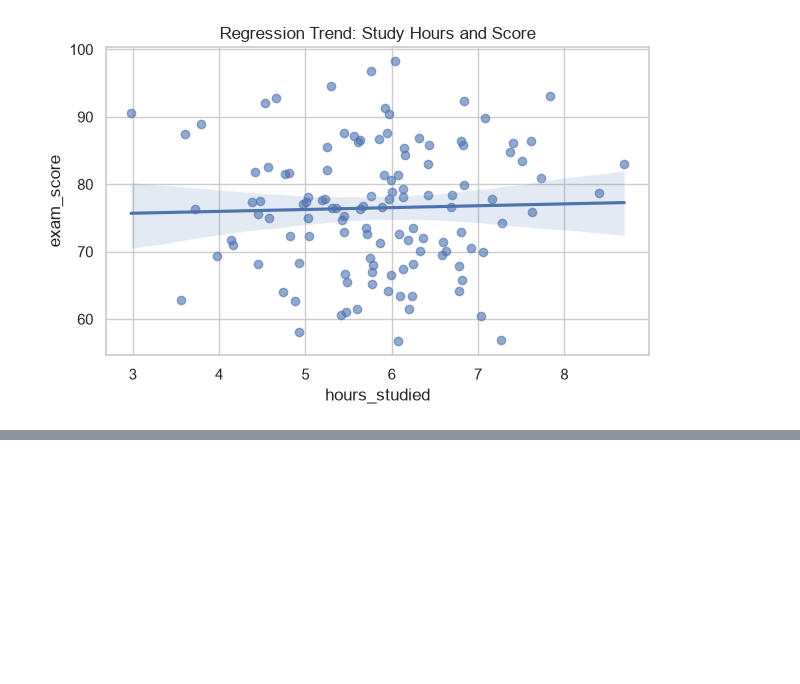
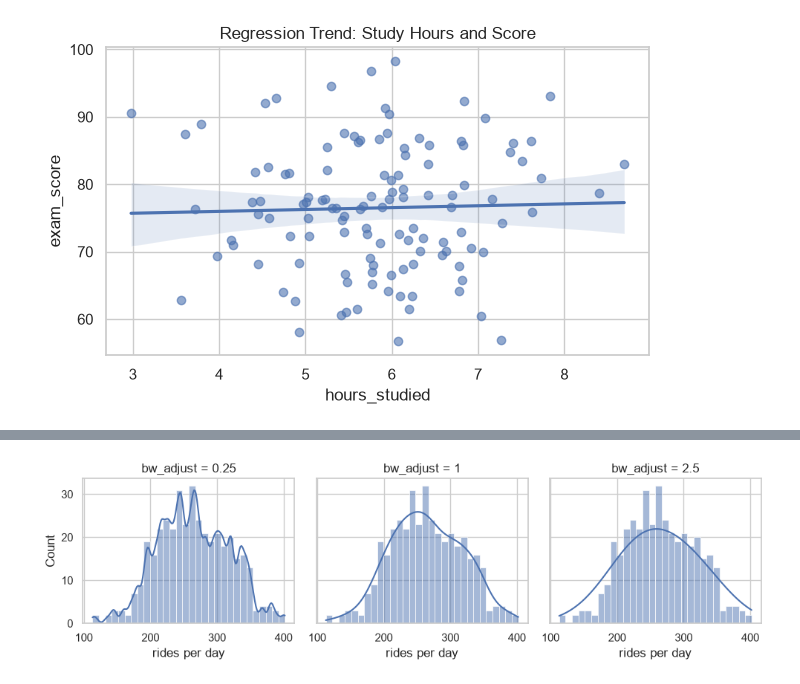
Before and after one commit to Boyu-Zhang-UOI/pml-f2026-notebooks, a Jupyter notebook: 02-data-science-stack/02_visualization_tutorial.ipynb, the cells around one changed output, grey strips where cells are left out. Saved outputs shown, nothing was run; the diff lists cells and outputs as text; code cells hidden in the pictures; blank space fills up the shorter version.

Commit message:
Add reproducible S06 classroom plotting comparisons

```diff
--- a/02-data-science-stack/02_visualization_tutorial.ipynb
+++ b/02-data-science-stack/02_visualization_tutorial.ipynb
@@ -182,0 +189,22 @@ plt.show()
+# %%
+import numpy as np
+import pandas as pd
+import matplotlib.pyplot as plt
+import seaborn as sns
+rng = np.random.default_rng(7)
+n = 400
+season = rng.choice(
+    ["Winter", "Spring", "Summer", "Fall"], n)
+base = {"Winter": 8.0, "Spring": 15.0,
+        "Summer": 24.0, "Fall": 13.0}
+temp_c = np.array(
+    [rng.normal(base[s], 3.5) for s in season])
+weekend = rng.random(n) < 0.3
+rides = (120 + 14 * temp_c - 0.30 * temp_c**2
+         + 55 * weekend + rng.normal(0, 35, n))
+df = pd.DataFrame(
+    {"temp_c": temp_c.round(1),
+     "rides": rides.round().astype(int),
+     "season": season, "weekend": weekend})
+print(df.head(3))
+print(df.shape, df.isna().sum().sum())
@@ -182,0 +221,12 @@ plt.show()
+# %%
+fig, axes = plt.subplots(1, 3, figsize=(10, 3),
+                         sharex=True, sharey=True)
+for ax, bw in zip(axes, [0.25, 1, 2.5]):
+    sns.histplot(data=df, x="rides", bins=30, kde=True,
+                 kde_kws={"bw_adjust": bw}, ax=ax)
+    ax.set_title(f"bw_adjust = {bw}")
+    ax.set_xlabel("rides per day")
+fig.tight_layout()
+plt.show()
+# %% [output]
+[figure, added]
```
Also changed, not shown: parts of 8 cells of this notebook.
